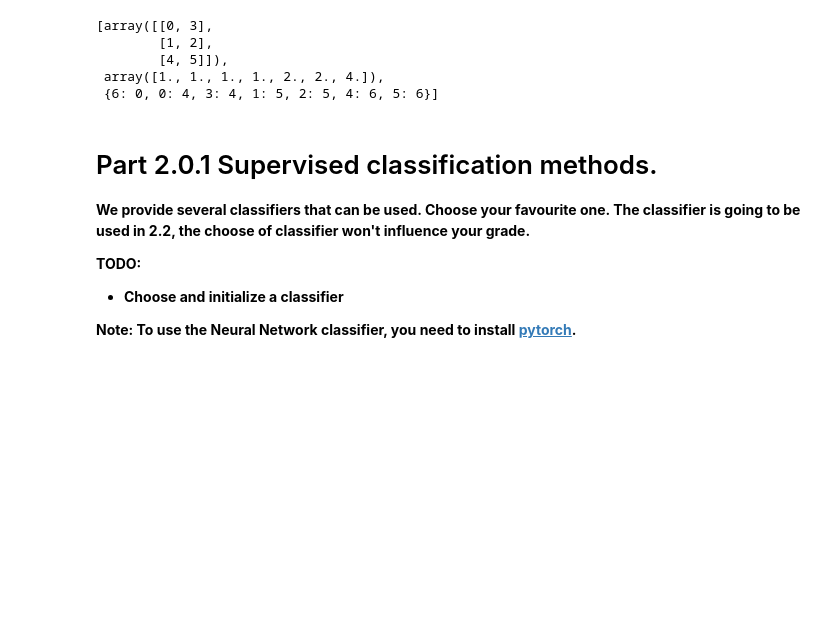
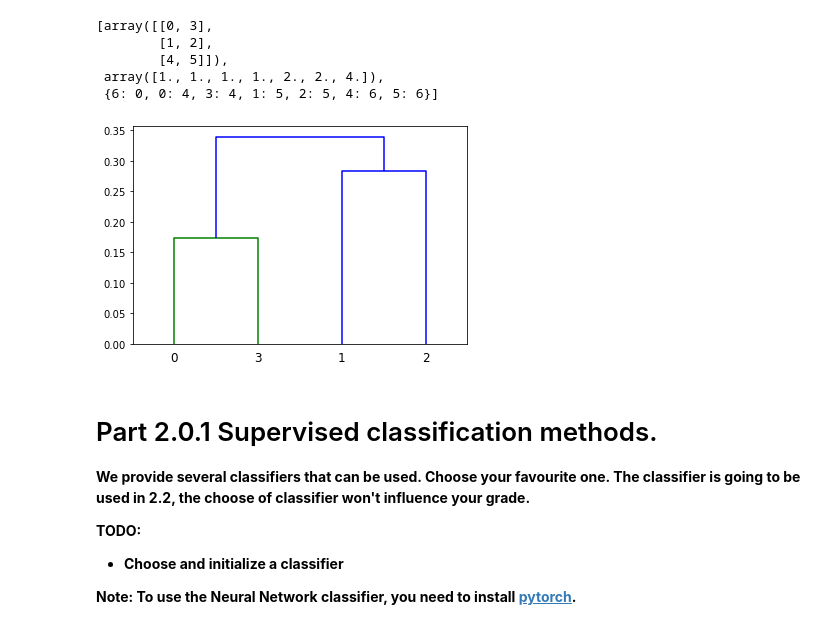
Before and after one commit to ryanquinnnelson/CMU-02750-Study-of-Type-2-Active-Learning-Algorithms, a Jupyter notebook: Q2_DH_ryann.ipynb, the cells around one changed output. Cells and saved outputs as stored; diff of their text form; code cells hidden in the pictures; blank space fills up the shorter version.

```diff
--- a/Q2_DH_ryann.ipynb
+++ b/Q2_DH_ryann.ipynb
@@ -106,9 +110,11 @@ T
  array([1., 1., 1., 1., 2., 2., 4.]),
  {6: 0, 0: 4, 3: 4, 1: 5, 2: 5, 4: 6, 5: 6}]
 # %%
-# # dendrogram to visualize clustering
-# Z = linkage(X_train, method='ward')
-# dn = dendrogram(Z)
+# dendrogram to visualize clustering
+Z = linkage(X_train[:4], method='ward')
+dn = dendrogram(Z)
+# %% [output]
+[figure, added]
 # %% [markdown]
 # Part 2.0.1 Supervised classification methods.
 **We provide several classifiers that can be used. Choose your favourite one. The classifier is going to be used in 2.2, the choose of classifier won't influence your grade.**
```
Also changed, not shown: parts of 8 cells of this notebook, 1 other file.
